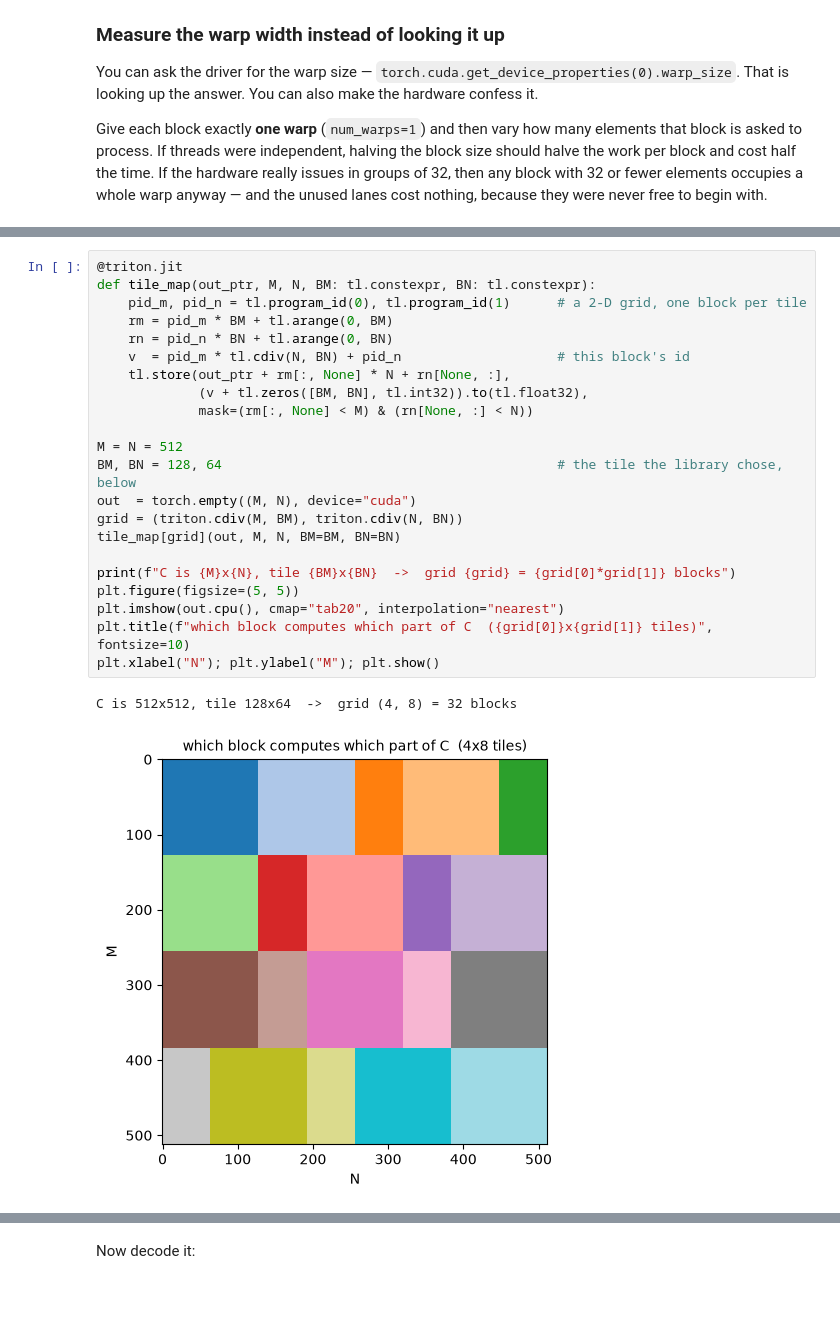
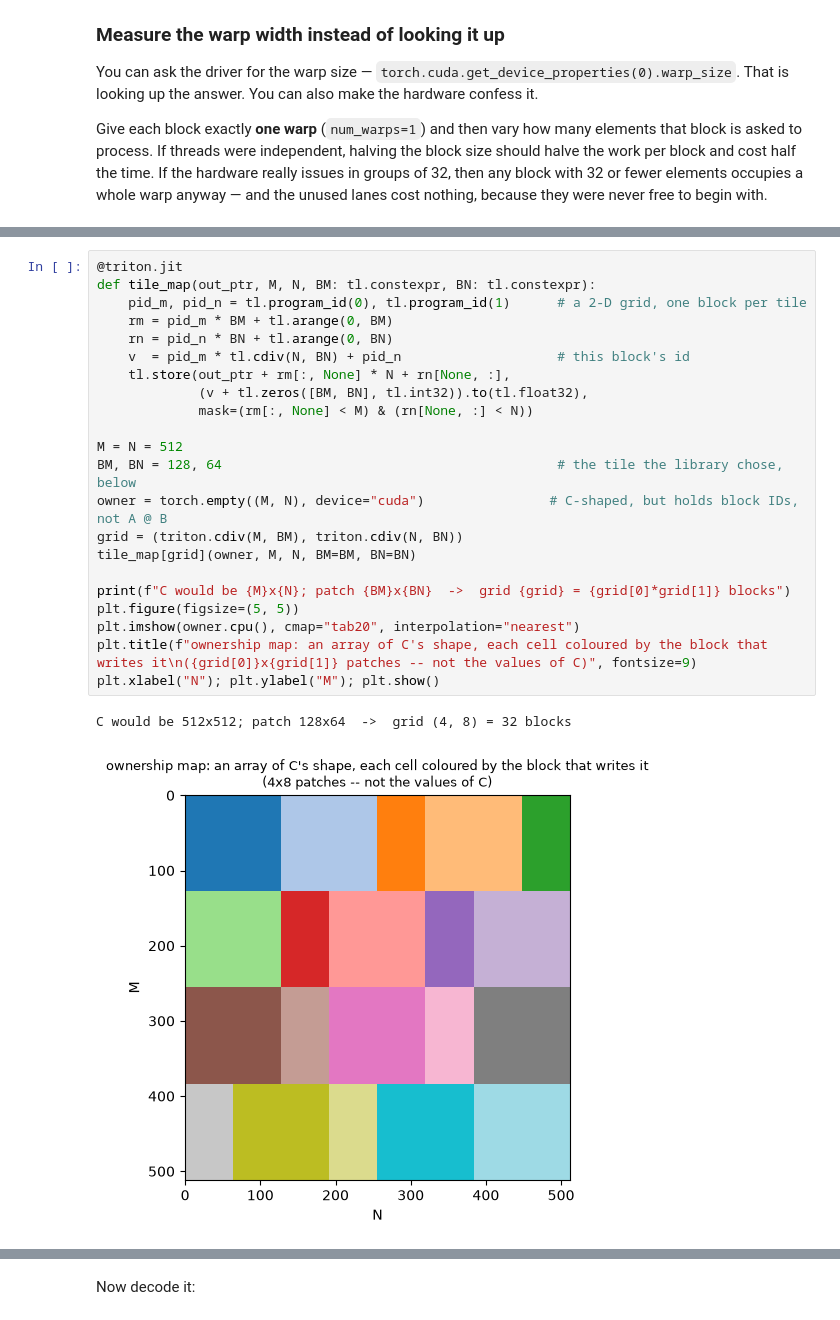
Before and after one commit to Ankush-Chander/DS635-ml-system-engineering, a Jupyter notebook: docs/lectures/Lecture7c.ipynb, the cells around one changed output, grey strips where cells are left out. Drawn from its saved outputs; the diff is of its cells as text.

```diff
--- a/docs/lectures/Lecture7c.ipynb
+++ b/docs/lectures/Lecture7c.ipynb
@@ -458,26 +487,26 @@ and giving one block to each tile is the decomposition the hardware is shaped fo
 # %%
 @triton.jit
 def tile_map(out_ptr, M, N, BM: tl.constexpr, BN: tl.constexpr):
     pid_m, pid_n = tl.program_id(0), tl.program_id(1)      # a 2-D grid, one block per tile
     rm = pid_m * BM + tl.arange(0, BM)
     rn = pid_n * BN + tl.arange(0, BN)
     v  = pid_m * tl.cdiv(N, BN) + pid_n                    # this block's id
     tl.store(out_ptr + rm[:, None] * N + rn[None, :],
              (v + tl.zeros([BM, BN], tl.int32)).to(tl.float32),
              mask=(rm[:, None] < M) & (rn[None, :] < N))
 
 M = N = 512
 BM, BN = 128, 64                                           # the tile the library chose, below
-out  = torch.empty((M, N), device="cuda")
+owner = torch.empty((M, N), device="cuda")                # C-shaped, but holds block IDs, not A @ B
 grid = (triton.cdiv(M, BM), triton.cdiv(N, BN))
-tile_map[grid](out, M, N, BM=BM, BN=BN)
+tile_map[grid](owner, M, N, BM=BM, BN=BN)
 
-print(f"C is {M}x{N}, tile {BM}x{BN}  ->  grid {grid} = {grid[0]*grid[1]} blocks")
+print(f"C would be {M}x{N}; patch {BM}x{BN}  ->  grid {grid} = {grid[0]*grid[1]} blocks")
 plt.figure(figsize=(5, 5))
-plt.imshow(out.cpu(), cmap="tab20", interpolation="nearest")
-plt.title(f"which block computes which part of C  ({grid[0]}x{grid[1]} tiles)", fontsize=10)
+plt.imshow(owner.cpu(), cmap="tab20", interpolation="nearest")
+plt.title(f"ownership map: an array of C's shape, each cell coloured by the block that writes it\n({grid[0]}x{grid[1]} patches -- not the values of C)", fontsize=9)
 plt.xlabel("N"); plt.ylabel("M"); plt.show()
 # %% [output]
-C is 512x512, tile 128x64  ->  grid (4, 8) = 32 blocks
+C would be 512x512; patch 128x64  ->  grid (4, 8) = 32 blocks
-[figure, old version]
+[figure, new version]
 # %% [markdown]
```
Also changed, not shown: parts of 4 cells of this notebook, 3 other files.
